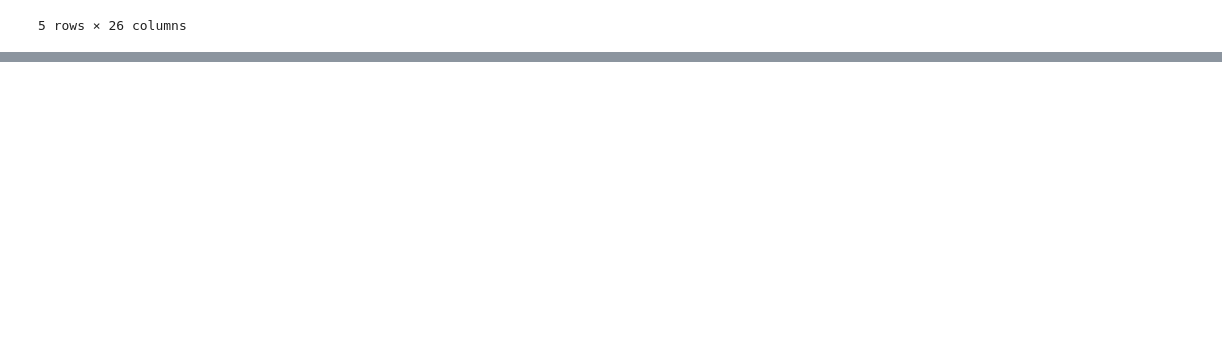
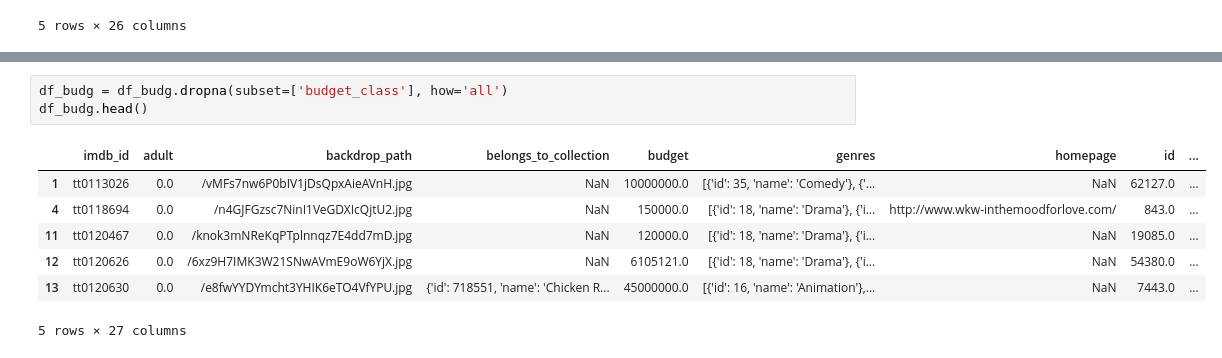
Before and after one commit to bemadi/Project-3, a Jupyter notebook: Part 4 - Hypothesis Testing.ipynb, the cells around one changed output, grey strips where cells are left out. Cells and saved outputs as stored; diff of their text form; blank space fills up the shorter version.

```diff
--- a/Part 4 - Hypothesis Testing.ipynb
+++ b/Part 4 - Hypothesis Testing.ipynb
@@ -394,0 +469,11 @@ Our pvalue is smaller than our alpha, so we will **reject the null hypothesis**
+# %%
+df_budg = df_budg.dropna(subset=['budget_class'], how='all')
+df_budg.head()
+# %% [output]
+|  | imdb_id | adult | backdrop_path | belongs_to_collection | budget | genres | homepage | id | ... |
+| 1 | tt0113026 | 0.0 | /vMFs7nw6P0bIV1jDsQpxAieAVnH.jpg | NaN | 10000000.0 | [{'id': 35, 'name': 'Comedy'}, {'... | NaN | 62127.0 | ... |
+| 4 | tt0118694 | 0.0 | /n4GJFGzsc7NinI1VeGDXIcQjtU2.jpg | NaN | 150000.0 | [{'id': 18, 'name': 'Drama'}, {'i... | http://www.wkw-inthemoodforlove.com/ | 843.0 | ... |
+| 11 | tt0120467 | 0.0 | /knok3mNReKqPTplnnqz7E4dd7mD.jpg | NaN | 120000.0 | [{'id': 18, 'name': 'Drama'}, {'i... | NaN | 19085.0 | ... |
+| 12 | tt0120626 | 0.0 | /6xz9H7IMK3W21SNwAVmE9oW6YjX.jpg | NaN | 6105121.0 | [{'id': 18, 'name': 'Drama'}, {'i... | NaN | 54380.0 | ... |
+| 13 | tt0120630 | 0.0 | /e8fwYYDYmcht3YHIK6eTO4VfYPU.jpg | {'id': 718551, 'name': 'Chicken R... | 45000000.0 | [{'id': 16, 'name': 'Animation'},... | NaN | 7443.0 | ... |
+5 rows × 27 columns
```
Also changed, not shown: parts of 25 cells of this notebook, 2 other files.
